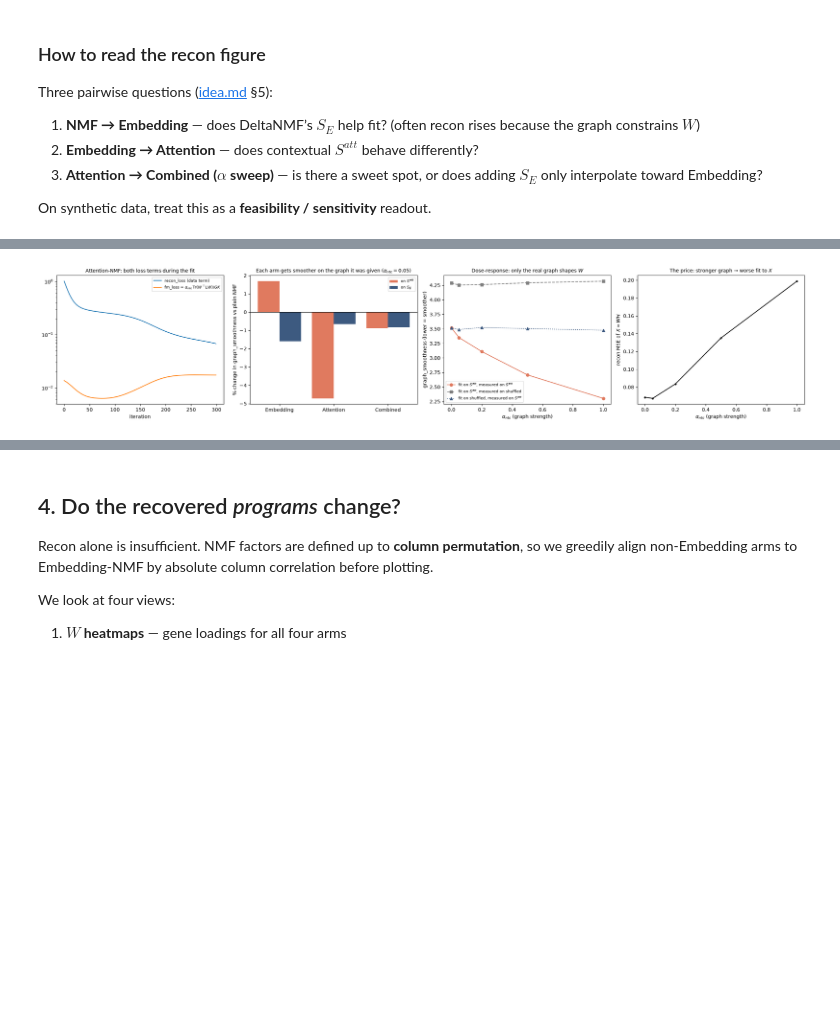
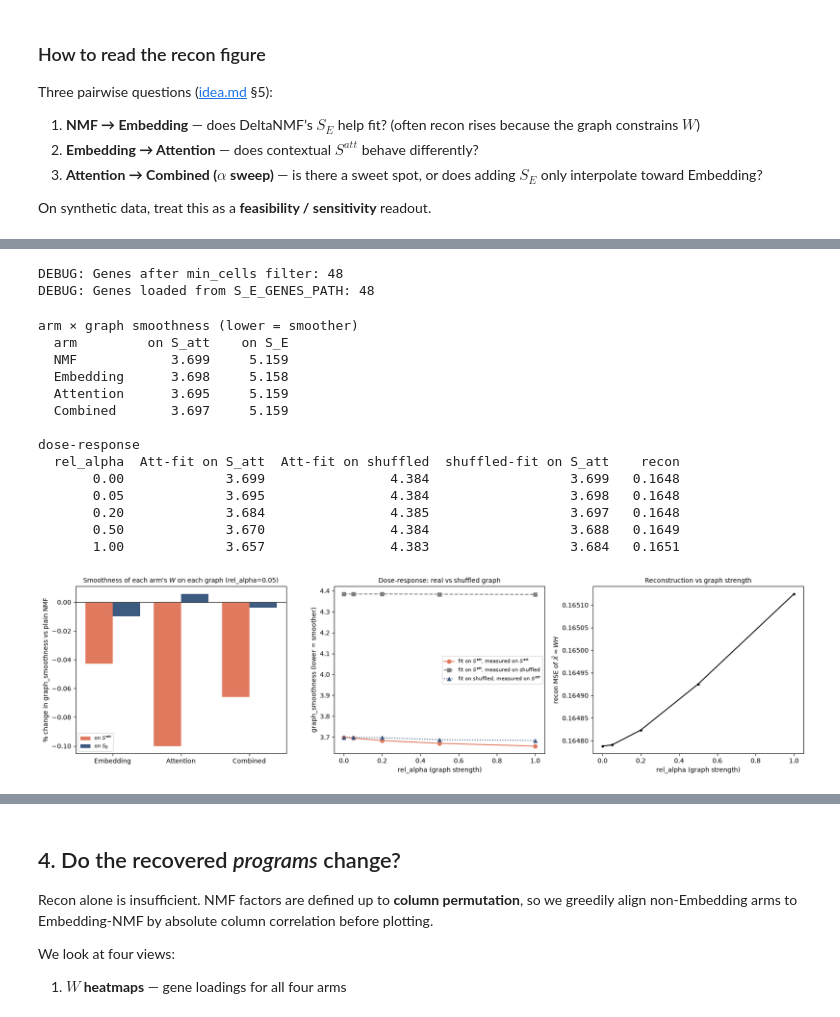
Before and after one commit to Tofulati/s_attention, a Jupyter notebook: notebooks/01_scgpt_attention_vs_embeddings_nmf.ipynb, the cells around one changed output, grey strips where cells are left out. Saved outputs shown, nothing was run; the diff lists cells and outputs as text; code cells hidden in the pictures; blank space fills up the shorter version.

```diff
--- a/notebooks/01_scgpt_attention_vs_embeddings_nmf.ipynb
+++ b/notebooks/01_scgpt_attention_vs_embeddings_nmf.ipynb
@@ -566,11 +584,11 @@ $$
 result = run_program_discovery_experiment(
     X, names, priors,
     n_components=K,
-    alpha_ntc=0.05,   # DeltaNMF graph strength when a similarity is present
-    nmf_iters=300,
+    rel_alpha=0.05,   # run_onestage.py: graph term = 5% of recon loss when it switches on
+    min_cells=10,     # run_onestage.py
+    max_iter=10000,   # run_onestage_deltanmf default
     primary_alpha=0.5,
     alphas=DEFAULT_ALPHAS,
-    seed=0,
 )
 print(format_comparison(result))
 
@@ -627,22 +659,21 @@ X_gc = X.T.astype(np.float32)   # DeltaNMF orientation: genes × cells
 rng = np.random.default_rng(0)
 S_shuffled = [S_att[np.ix_(p, p)] for p in (rng.permutation(len(genes)) for _ in range(5))]
 
-hist = result.attention.fit.loss_history
-
 arms = [result.nmf, result.embedding, result.attention, result.combined]
 arm_labels = ["NMF", "Embedding", "Attention", "Combined"]
+assert all(a.fit.gene_names == genes for a in arms), "DeltaNMF's MIN_CELLS filter dropped genes"
 smooth = np.array([[graph_smoothness(a.fit.W, S_att), graph_smoothness(a.fit.W, S_E)] for a in arms])
 
-alphas_ntc = [0.0, 0.05, 0.2, 0.5, 1.0]
+rel_alphas = [0.0, 0.05, 0.2, 0.5, 1.0]
 dose = []
-for a in alphas_ntc:
-    fit_att = fit_deltanmf(X_gc, S_att, K=K, alpha_ntc=a, max_iter=300, seed=0)
-    fit_shuf = fit_deltanmf(X_gc, S_shuffled[0], K=K, alpha_ntc=a, max_iter=300, seed=0)
+for a in rel_alphas:
+    fit_att = fit_deltanmf(X_gc, genes, S_att, K=K, rel_alpha=a)
+    fit_shuf = fit_deltanmf(X_gc, genes, S_shuffled[0], K=K, rel_alpha=a)
     dose.append((
         graph_smoothness(fit_att.W, S_att),
         np.mean([graph_smoothness(fit_att.W, S) for S in S_shuffled[1:]]),
         graph_smoothness(fit_shuf.W, S_att),
-        float(np.mean((X_gc - fit_att.W @ fit_att.H) ** 2)),
+        fit_att.recon,
     ))
 dose = np.array(dose)
 
@@ -651,20 +682,12 @@ print(f"  {'arm':<10} {'on S_att':>9} {'on S_E':>9}")
 for lbl, (s_att, s_e) in zip(arm_labels, smooth):
     print(f"  {lbl:<10} {s_att:9.3f} {s_e:9.3f}")
 print("\ndose-response")
-print(f"  {'alpha_ntc':>9} {'Att-fit on S_att':>17} {'Att-fit on shuffled':>20} {'shuffled-fit on S_att':>22} {'recon':>8}")
-for a, row in zip(alphas_ntc, dose):
+print(f"  {'rel_alpha':>9} {'Att-fit on S_att':>17} {'Att-fit on shuffled':>20} {'shuffled-fit on S_att':>22} {'recon':>8}")
+for a, row in zip(rel_alphas, dose):
     print(f"  {a:9.2f} {row[0]:17.3f} {row[1]:20.3f} {row[2]:22.3f} {row[3]:8.4f}")
 
-fig, axes = plt.subplots(1, 4, figsize=(22, 4.6))
+fig, axes = plt.subplots(1, 3, figsize=(17, 4.6))
 ax = axes[0]
-ax.plot(hist["iteration"], hist["recon_loss"], label="recon_loss (data term)")
-ax.plot(hist["iteration"], hist["fm_loss"], label=r"fm_loss = $\alpha_{ntc}\,\mathrm{Tr}(W^\top L W)/GK$")
-ax.set_yscale("log")
-ax.set_xlabel("iteration")
-ax.set_title("Attention-NMF: both loss terms during the fit", fontsize=10)
-ax.legend(fontsize=8)
-
-ax = axes[1]
 rel = 100 * (smooth / smooth[0] - 1)
 x = np.arange(1, len(arms))
 ax.bar(x - 0.2, rel[1:, 0], 0.4, label=r"on $S^{att}$", color="#e07a5f")
@@ -672,23 +695,23 @@ ax.bar(x + 0.2, rel[1:, 1], 0.4, label=r"on $S_E$", color="#3d5a80")
 ax.axhline(0, color="k", lw=0.8)
 ax.set_xticks(x, arm_labels[1:])
 ax.set_ylabel("% change in graph_smoothness vs plain NMF")
-ax.set_title(r"Each arm gets smoother on the graph it was given ($\alpha_{ntc}=0.05$)", fontsize=10)
+ax.set_title("Smoothness of each arm's $W$ on each graph (rel_alpha=0.05)", fontsize=10)
+ax.legend(fontsize=8)
+
+ax = axes[1]
+ax.plot(rel_alphas, dose[:, 0], "o-", color="#e07a5f", label=r"fit on $S^{att}$, measured on $S^{att}$")
+ax.plot(rel_alphas, dose[:, 1], "s--", color="0.5", label=r"fit on $S^{att}$, measured on shuffled")
+ax.plot(rel_alphas, dose[:, 2], "^:", color="#3d5a80", label=r"fit on shuffled, measured on $S^{att}$")
+ax.set_xlabel("rel_alpha (graph strength)")
+ax.set_ylabel("graph_smoothness (lower = smoother)")
+ax.set_title("Dose-response: real vs shuffled graph", fontsize=10)
 ax.legend(fontsize=8)
 
 ax = axes[2]
-ax.plot(alphas_ntc, dose[:, 0], "o-", color="#e07a5f", label=r"fit on $S^{att}$, measured on $S^{att}$")
-ax.plot(alphas_ntc, dose[:, 1], "s--", color="0.5", label=r"fit on $S^{att}$, measured on shuffled")
-ax.plot(alphas_ntc, dose[:, 2], "^:", color="#3d5a80", label=r"fit on shuffled, measured on $S^{att}$")
-ax.set_xlabel(r"$\alpha_{ntc}$ (graph strength)")
-ax.set_ylabel("graph_smoothness (lower = smoother)")
-ax.set_title("Dose-response: only the real graph shapes $W$", fontsize=10)
-ax.legend(fontsize=8)
-
-ax = axes[3]
-ax.plot(alphas_ntc, dose[:, 3], "k.-")
-ax.set_xlabel(r"$\alpha_{ntc}$ (graph strength)")
-ax.set_ylabel(r"recon MSE of $X \approx WH$")
-ax.set_title("The price: stronger graph → worse fit to $X$", fontsize=10)
+ax.plot(rel_alphas, dose[:, 3], "k.-")
+ax.set_xlabel("rel_alpha (graph strength)")
+ax.set_ylabel(r"recon MSE of $\tilde X \approx WH$")
+ax.set_title("Reconstruction vs graph strength", fontsize=10)
 fig.tight_layout()
 plt.show()
 # %% [output]
@@ -709,4 +732,20 @@ dose-response
+DEBUG: Genes after min_cells filter: 48
+DEBUG: Genes loaded from S_E_GENES_PATH: 48
+arm × graph smoothness (lower = smoother)
+  arm         on S_att    on S_E
+  NMF            3.699     5.159
+  Embedding      3.698     5.158
+  Attention      3.695     5.159
+  Combined       3.697     5.159
+
+dose-response
+  rel_alpha  Att-fit on S_att  Att-fit on shuffled  shuffled-fit on S_att    recon
+       0.00             3.699                4.384                  3.699   0.1648
+       0.05             3.695                4.384                  3.698   0.1648
+       0.20             3.684                4.385                  3.697   0.1648
+       0.50             3.670                4.384                  3.688   0.1649
+       1.00             3.657                4.383                  3.684   0.1651
-[figure, old version]
+[figure, new version]
 # %% [markdown]
 ### Reading §3b
 
```
Also changed, not shown: parts of 23 cells of this notebook, 11 other files.
